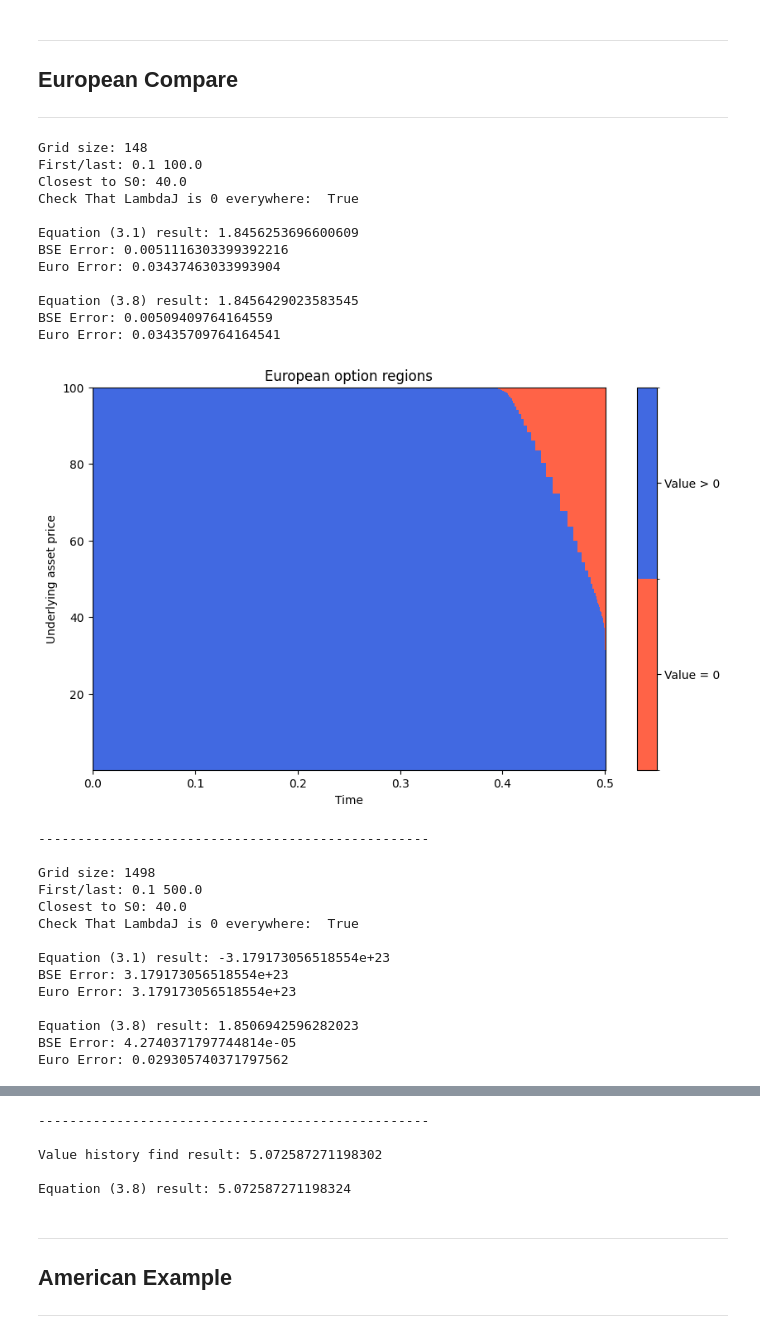
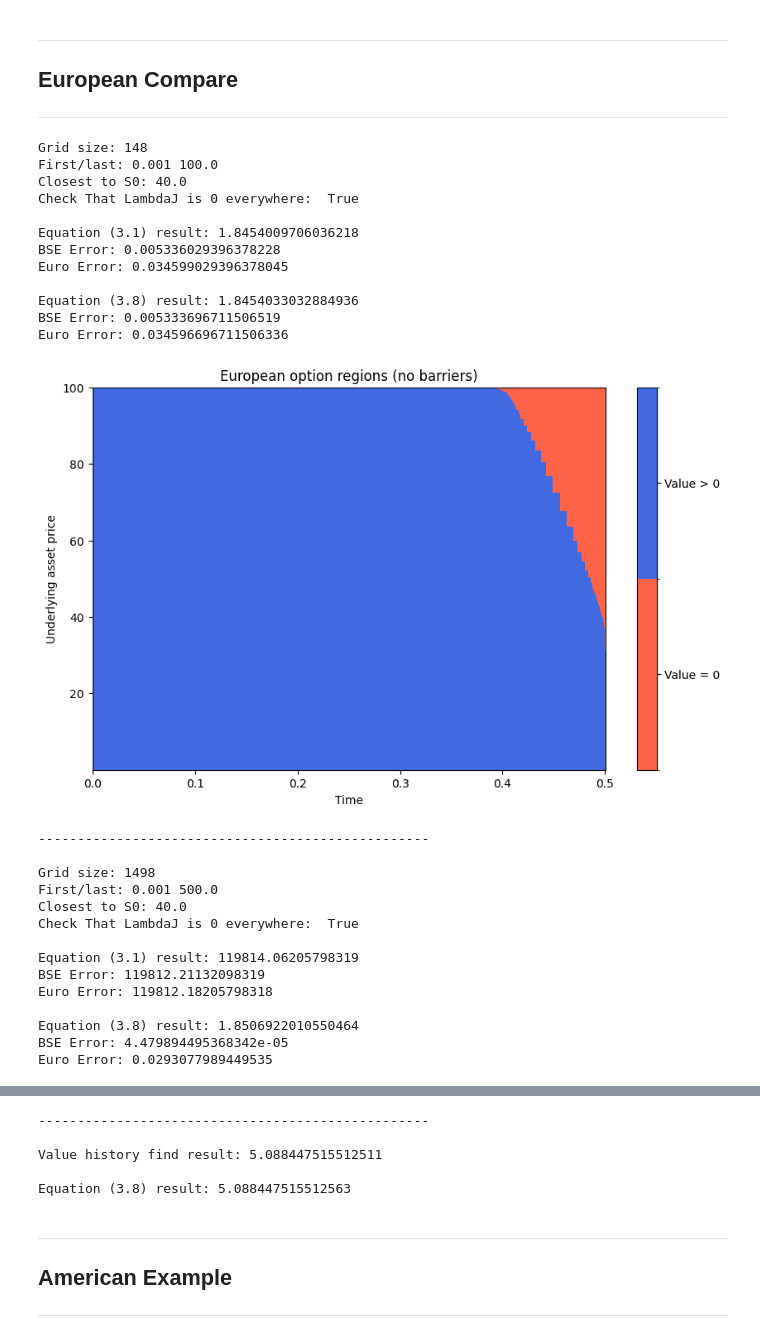
Before and after one commit to heavy-t/MMATH_Project, a Jupyter notebook: Markov.ipynb, the cells around one changed output, grey strips where cells are left out. Drawn from its saved outputs; the diff is of its cells as text; code cells hidden in the pictures.

```diff
--- a/Markov.ipynb
+++ b/Markov.ipynb
@@ -505,7 +505,7 @@ def theorem_3_8_value(Lambda, G, lower_barrier, upper_barrier, r, T, E, S0, styl
 
     return {"option_price":value_vec[i0], "option_tree":value_vec, "value_history":value_history,
             "exercise_history":exercise_history, "continue_history":continue_history,
-            "G":G,"T": T,"N": N,"S0": S0,"E": E,"style": style }
+            "G":G,"T": T,"N": N,"S0": S0,"E": E,"style": style,"knock":"out", "xmax_u_diff": G[-1] - upper_barrier}
 
 def value_history_find(S0,dt,value_history,G):
 
@@ -689,11 +746,11 @@ def plot_option_regions(result, tol=1e-10):
 # %%
 S0, E, r, T, style, sigma, d = 40.0, 32, 0.1, 0.5, "European", 0.54202, 0
 BSE ,Euro_30_bin = 1.850737 , 1.88
-l,u = 0.11, 99.999
+l,u = 0.01, 99.999
 
 G = build_nonuniform_grid(
     S0=S0, l=l, u=u,
-    x_min=0.1, x_max=100,
+    x_min=1e-3, x_max=100,
     N1=50, N2=50, N3=50,
     d1_minus=20, d1_plus=1.0,
     d2_minus=1.0,   d2_plus=1.0,
@@ -722,12 +779,12 @@ print("\nEquation (3.8) result:", result["option_price"])
 print("BSE Error:", abs(result["option_price"] - BSE),
       "\nEuro Error:", abs(result["option_price"] - Euro_30_bin))
 
-plot_option_regions(result)
+plot_option_regions(result, u ,l)
 
 u=499.999
 G = build_nonuniform_grid(
     S0=S0, l=l, u=u,
-    x_min=0.1, x_max=500,
+    x_min=1e-3, x_max=500,
     N1=500, N2=500, N3=500,
     d1_minus=20, d1_plus=1.0,
     d2_minus=1.0,   d2_plus=1.0,
@@ -744,53 +801,53 @@ print("Closest to S0:", G[np.argmin(np.abs(G - S0))])
 #Generator Building
 Lambda = build_generator(G, r, d, sigma)
 print("Check That LambdaJ is 0 everywhere: " , np.all(build_jump_generator(G) == 0))
 
 #Equation (3.1)
 result = european_put_value(Lambda, G, E, T, r,S0)
 print("\nEquation (3.1) result:", result["option_price"])
 print("BSE Error:", abs(result["option_price"] - BSE),
       "\nEuro Error:", abs(result["option_price"] - Euro_30_bin))
 
 #Equation (3.8)
 result = theorem_3_8_value(Lambda, G, l, u, r, T, E,S0,style)
 print("\nEquation (3.8) result:", result["option_price"])
 print("BSE Error:", abs(result["option_price"] - BSE),
       "\nEuro Error:", abs(result["option_price"] - Euro_30_bin))
 
-plot_option_regions(result)
+plot_option_regions(result, u ,l)
 
 print("--" * 25)
 value_at_dt=result["value_history"]
 result = value_history_find(28, 500, value_at_dt, G)
 print("\nValue history find result:", result)
 
 result = theorem_3_8_value(Lambda, G, l, u, r, 0.25, E,28,style)
 print("\nEquation (3.8) result:", result["option_price"])
 # %% [output]
 Grid size: 148
-First/last: 0.1 100.0
+First/last: 0.001 100.0
 Closest to S0: 40.0
 Check That LambdaJ is 0 everywhere:  True
 
-Equation (3.1) result: 1.8456253696600609
-BSE Error: 0.0051116303399392216
-Euro Error: 0.03437463033993904
+Equation (3.1) result: 1.8454009706036218
+BSE Error: 0.005336029396378228
+Euro Error: 0.034599029396378045
 
-Equation (3.8) result: 1.8456429023583545
-BSE Error: 0.00509409764164559
-Euro Error: 0.03435709764164541
+Equation (3.8) result: 1.8454033032884936
+BSE Error: 0.005333696711506519
+Euro Error: 0.034596696711506336
-[figure, old version]
+[figure, new version]
 --------------------------------------------------
 
 Grid size: 1498
-First/last: 0.1 500.0
+First/last: 0.001 500.0
 Closest to S0: 40.0
 Check That LambdaJ is 0 everywhere:  True
 
-Equation (3.1) result: -3.179173056518554e+23
-BSE Error: 3.179173056518554e+23
-Euro Error: 3.179173056518554e+23
+Equation (3.1) result: 119814.06205798319
+BSE Error: 119812.21132098319
+Euro Error: 119812.18205798318
 
-Equation (3.8) result: 1.8506942596282023
-BSE Error: 4.2740371797744814e-05
-Euro Error: 0.029305740371797562
+Equation (3.8) result: 1.8506922010550464
+BSE Error: 4.479894495368342e-05
+Euro Error: 0.0293077989449535
@@ -798,8 +855,8 @@ Euro Error: 0.029305740371797562
 --------------------------------------------------
 
-Value history find result: 5.072587271198302
+Value history find result: 5.088447515512511
 
-Equation (3.8) result: 5.072587271198324
+Equation (3.8) result: 5.088447515512563
 # %% [markdown]
 ---
 ## American Example
```
Also changed, not shown: parts of 17 cells of this notebook, 13 other files.
